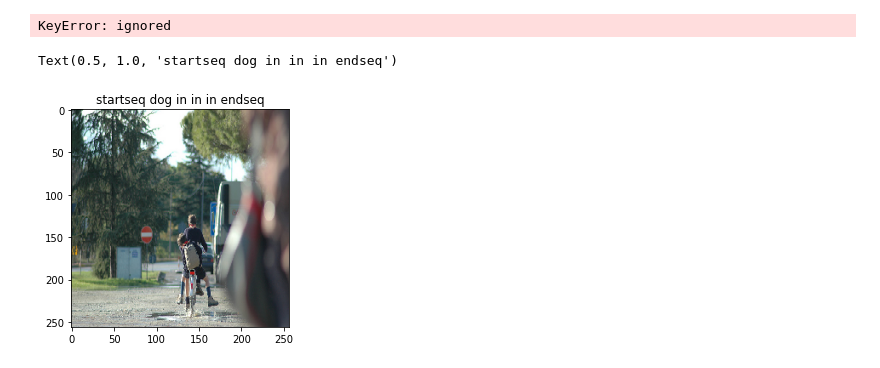
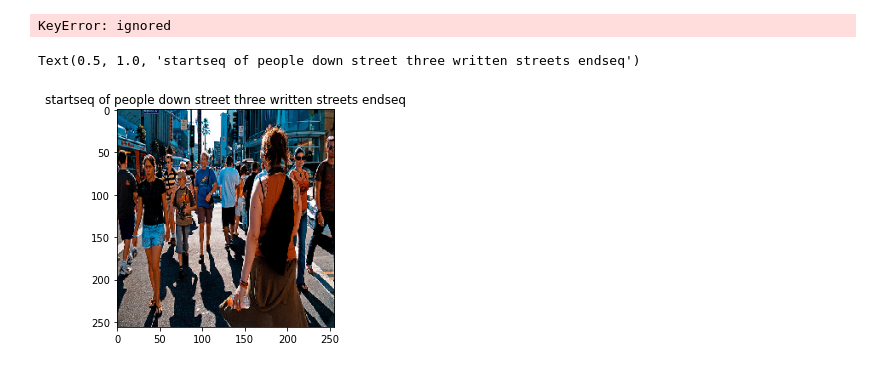
Before and after one commit to viswambhar-yasa/image_captioning, a Jupyter notebook: training_policy_net.ipynb, the cells around one changed output. Drawn from its saved outputs; the diff is of its cells as text; code cells hidden in the pictures.

Commit message:
added policy net

```diff
--- a/training_policy_net.ipynb
+++ b/training_policy_net.ipynb
@@ -521,23 +129,19 @@ def captions_generation(captions_dic, vocab_size, image_pth_rt, max_length=25, n
 # %%
 import matplotlib.pyplot as plt
 # %%
-import tensorflow as tf
-#from data_processing import data_processing
-#from data_generator import captions_generation
 import pickle
 
 print('TensorFlow Version', tf.__version__)
-vocab_size = 5000
+vocab_size = 8360
 max_length = 25
 
-
-captions_text_path = r'/content/Flickr8k.token.txt'
+captions_text_path = r'/content/image_captioning/Flickr8k.token.txt'
 captions_extraction = data_processing(captions_text_path)
-trn_images_id_text = r'/content/Flickr_8k.trainImages.txt'
+trn_images_id_text = r'/content/image_captioning/Flickr_8k.trainImages.txt'
 train_cleaned_seq, train_cleaned_dic = captions_extraction.cleaning_sequencing_captions(trn_images_id_text)
-val_images_id_text = r'/content/Flickr_8k.devImages.txt'
+val_images_id_text = r'/content/image_captioning/Flickr_8k.devImages.txt'
 val_cleaned_seq, val_cleaned_dic = captions_extraction.cleaning_sequencing_captions(val_images_id_text)
-test_images_id_text = r'/content/Flickr_8k.testImages.txt'
+test_images_id_text = r'/content/image_captioning/Flickr_8k.testImages.txt'
 test_cleaned_seq, test_cleaned_dic = captions_extraction.cleaning_sequencing_captions(test_images_id_text)
 tokenizer=captions_extraction.tokenization(train_cleaned_seq, vocab_size)
 print("No of captions: Training-" + str(len(train_cleaned_seq) / 5) + " Validation-" + str(
@@ -547,9 +151,8 @@ train_cap_tok = captions_extraction.sentence_tokenizing(train_cleaned_dic)
 val_cap_tok = captions_extraction.sentence_tokenizing(val_cleaned_dic)
 test_cap_tok = captions_extraction.sentence_tokenizing(test_cleaned_dic)
 
-image_pth_rt = r"/content/Flicker8k_Dataset/" #+ r"\\"
-trn_dataset = captions_generation(train_cap_tok, vocab_size, image_pth_rt, 25,5,1)
-val_dataset = captions_generation(val_cap_tok, vocab_size, image_pth_rt, 25,5,5)
-
+image_pth_rt = r"/content/image_captioning/Flicker8k_Dataset/" #+ r"\\"
+trn_dataset = captions_generation_policy(train_cap_tok, vocab_size, image_pth_rt, 25,32,1)
+val_dataset = captions_generation_policy(val_cap_tok, vocab_size, image_pth_rt, 25,32,1)
 tokenizer
 # %% [output]
@@ -564,5 +167,5 @@ Vocab size 5000
 # %%
-trn_dataset_whole = captions_generation(token_cap_dic, 5000, image_pth_rt, 25,5,5)
+trn_dataset_whole = captions_generation_policy(token_cap_dic, 8360, image_pth_rt, 25,32,1)
 # %%
 len(train_cleaned_seq)
 # %% [output]
@@ -579,5 +178,5 @@ None
 # %%
-actor_model = Caption_model_gen(NET='policy',Embedding_layer=Embedding_layer, vocab_size=5000, Embed_Size=128, max_length=25,display=True)
+actor_model = Caption_model_gen(NET='policy',Embedding_layer=None, vocab_size=8360, Embed_Size=512, max_length=25,display=True)
 
 actor_model.compile(loss=tf.keras.losses.categorical_crossentropy,
                     optimizer=tf.keras.optimizers.Adam(learning_rate=0.001),
@@ -633,7 +235,7 @@ model_checkpoint_callback = tf.keras.callbacks.ModelCheckpoint(
 
 callback = [model_checkpoint_callback]
 
-history = actor_model.fit(trn_dataset_whole,epochs=10,steps_per_epoch=30, shuffle=False, validation_data=val_dataset,validation_steps=1)
+history = actor_model.fit(trn_dataset_whole,epochs=200,steps_per_epoch=30, shuffle=False, validation_data=val_dataset,validation_steps=1)
 #history = actor_model.fit(trn_dataset, steps_per_epoch=10, epochs=100, shuffle=False,callbacks=lr_callback)
 model_parameters = history.history
 # %% [output]
@@ -705,12 +313,12 @@ def caption_greedy(policy_net,image,tokenizer,word_index,max_length=25):
 tokenizer = tf.keras.preprocessing.text.Tokenizer(num_words=8360,oov_token='<unknw>')
 tokenizer.fit_on_texts(caption_list)
 # %%
-test_img=list(test_cap_tok.keys())[500]
+test_img=list(test_cap_tok.keys())[5]
 test_photo = load_preprocess_img(image_pth_rt + test_img)
 cap=caption_greedy(actor_model,test_photo,tokenizer,word_index)
-plt.imshow(test_photo)
+#plt.imshow(test_photo)
 plt.title(cap)
 # %% [output]
-Text(0.5, 1.0, 'startseq dog in in in endseq')
+Text(0.5, 1.0, 'startseq of people down street three written streets endseq')
-[figure, old version]
+[figure, new version]
 # %%
```
Also changed, not shown: parts of 45 cells of this notebook.
